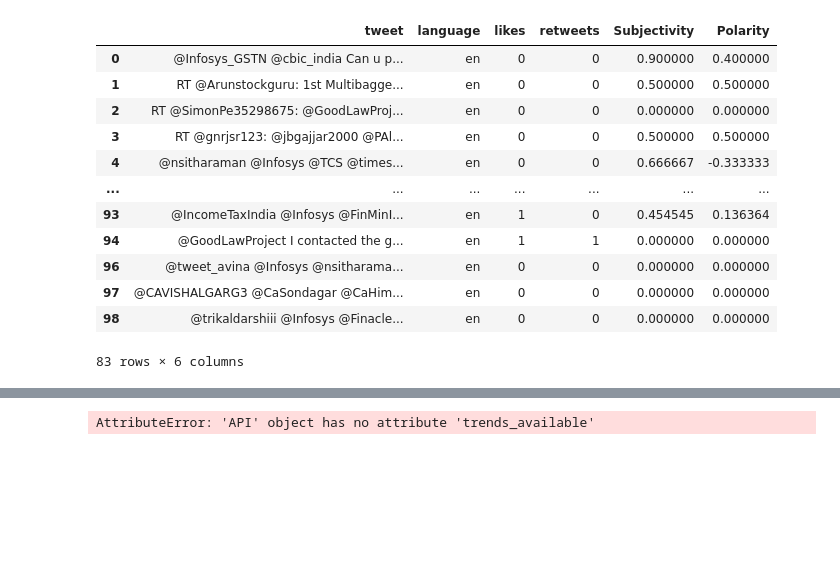
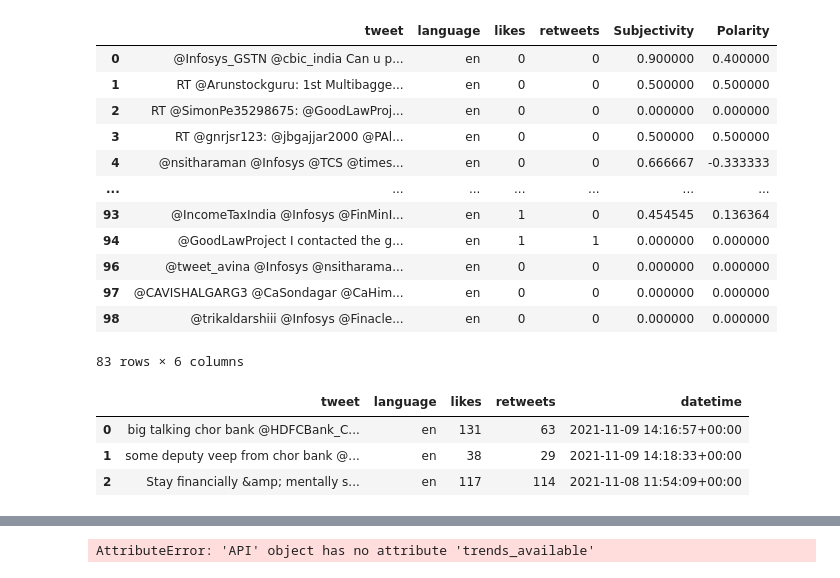
Before and after one commit to parth19184/DPM_twitter_analysis, a Jupyter notebook: DataPart/table_and_sentiment.ipynb, the cells around one changed output, grey strips where cells are left out. Saved outputs shown, nothing was run; the diff lists cells and outputs as text; code cells hidden in the pictures; blank space fills up the shorter version.

```diff
--- a/DataPart/table_and_sentiment.ipynb
+++ b/DataPart/table_and_sentiment.ipynb
@@ -14,3 +9,8 @@ access_token_secret = "N1807EGuy1F5bCMZEreYpQfsVdiEQ7ABjpQfvMxZNOxPq"
+# %%
+consumer_key = "CSuIiOnVjfkIVlwoOt8TmrGW7"
+consumer_key_secret = "wz0VqziOsFNr1vaz1RY3XySNHajIeW7D2SKdyMP76Z89rJuHvd"
+access_token = "1457745168690450437-7dnKuIzrBMIxTJSqQ0eSfaNycyp7BV"
+access_token_secret = "mfkismanuwheyKmCsXCbFIVLNibt2MW8CZas3qfqFPken"
 # %%
 auth = tweepy .OAuthHandler(consumer_key, consumer_key_secret)
 auth.set_access_token(access_token, access_token_secret)
@@ -39,5 +39,5 @@ def getAnalysis(score):
         return "Positive"
 # %%
 def get_keyword_tweets(keyword, count):
-    items = api.search_30_day(label='development', query=keyword, maxResults= count)
+    items = api.search_30_day(label='Development', query=keyword, maxResults= count)
     return items
@@ -43,0 +46,2 @@ def get_keyword_tweets(keyword, count):
+# %%
+answer = get_keyword_tweets("TATAMOTORS", 100)
@@ -115,0 +142,8 @@ df["Analysis"] = df["Polarity"].apply(getAnalysis)
+# %%
+hdfc_df = pd.DataFrame({"tweet": [tweet.text for tweet in answer], "language":[tweet.lang for tweet in answer],"likes": [tweet.favorite_count for tweet in answer],"retweets": [tweet.retweet_count for tweet in answer], "datetime":[tweet.created_at for tweet in answer]})
+hdfc_df.head(5)
+# %% [output]
+|  | tweet | language | likes | retweets | datetime |
+| 0 | big talking chor bank @HDFCBank_C... | en | 131 | 63 | 2021-11-09 14:16:57+00:00 |
+| 1 | some deputy veep from chor bank @... | en | 38 | 29 | 2021-11-09 14:18:33+00:00 |
+| 2 | Stay financially &amp; mentally s... | en | 117 | 114 | 2021-11-08 11:54:09+00:00 |
```
Also changed, not shown: parts of 19 cells of this notebook, 7 other files.
